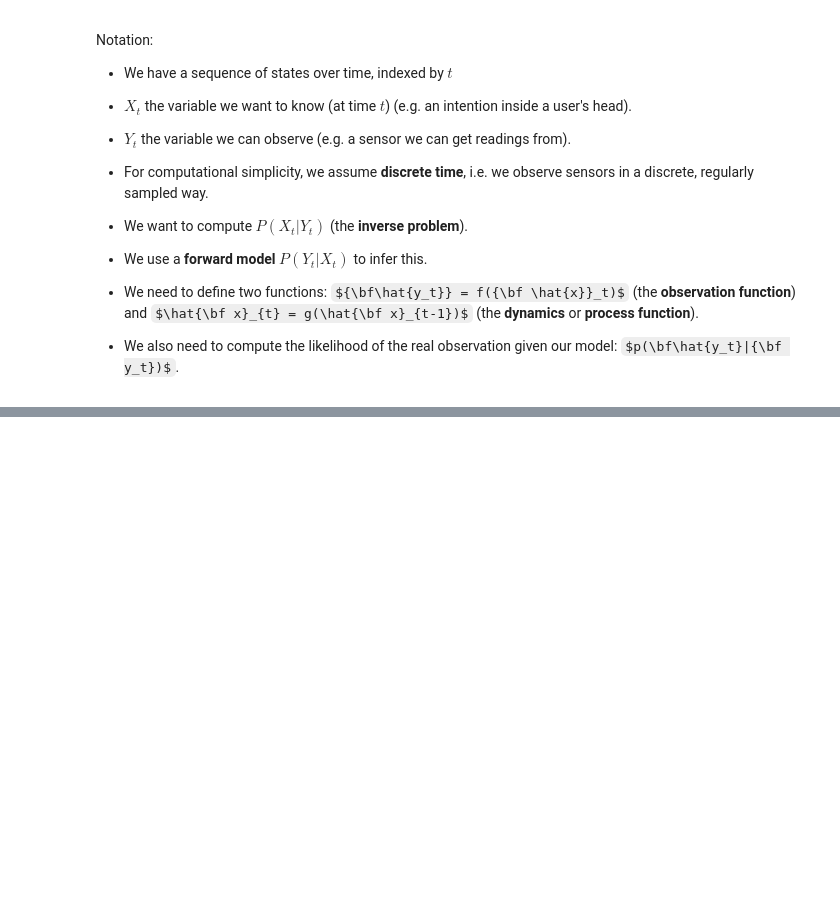
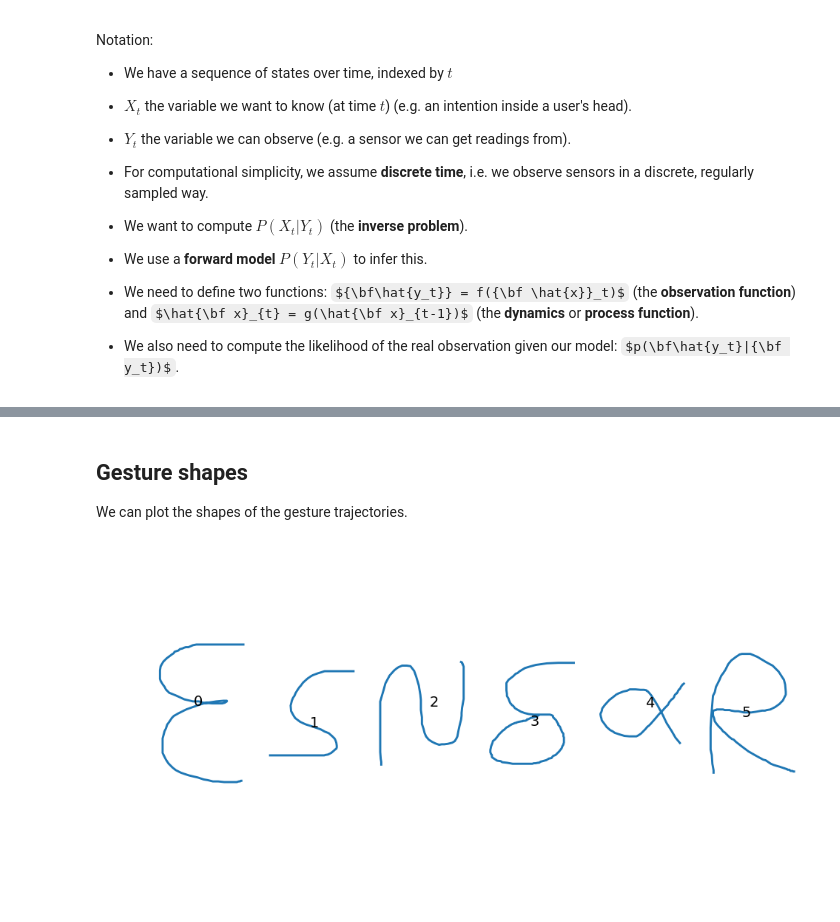
Before and after one commit to johnhw/chi_course_2019, a Jupyter notebook: 01_intro_to_bayesian_methods/Introduction_to_Bayesian_Methods_in_HCI.ipynb, the cells around one changed output, grey strips where cells are left out. Drawn from its saved outputs; the diff is of its cells as text; code cells hidden in the pictures; some formulas as TeX source; blank space fills up the shorter version.

Commit message:
Added in gesture recogniser components

```diff
--- a/01_intro_to_bayesian_methods/Introduction_to_Bayesian_Methods_in_HCI.ipynb
+++ b/01_intro_to_bayesian_methods/Introduction_to_Bayesian_Methods_in_HCI.ipynb
@@ -668,0 +732,19 @@ For example, we have used them extensively to track finger configurations when u
+# %%
+# import the things we need
+from __future__ import print_function, division
+import numpy as np
+import matplotlib as mpl
+
+# add our custom scripts
+import sys
+sys.path.append("src")
+
+import pfilter, gestures
+import IPython
+import matplotlib, matplotlib.colors
+
+%matplotlib inline
+import matplotlib.pyplot as plt
+plt.rc('figure', figsize=(8.0, 4.0), dpi=140)
+
+from scipy.stats import norm
@@ -668,0 +769,17 @@ For example, we have used them extensively to track finger configurations when u
+# %%
+g = gestures.GestureData("data/gestures.txt")
+# %% [markdown]
+## Gesture shapes
+We can plot the shapes of the gesture trajectories.
+# %%
+n_gestures = g.n_gestures
+# plot the 2D curves
+for i in range(n_gestures):
+    plt.subplot(1, n_gestures,i+1)
+    path = g.gestures[i]
+    plt.plot(path[:,0], -path[:,1])
+    plt.text(0,0,"%d"%i)
+    plt.axis("off")
+    plt.axis("equal")
+# %% [output]
+[figure, added]
```
Also changed, not shown: parts of 46 cells of this notebook, 13 other files.
